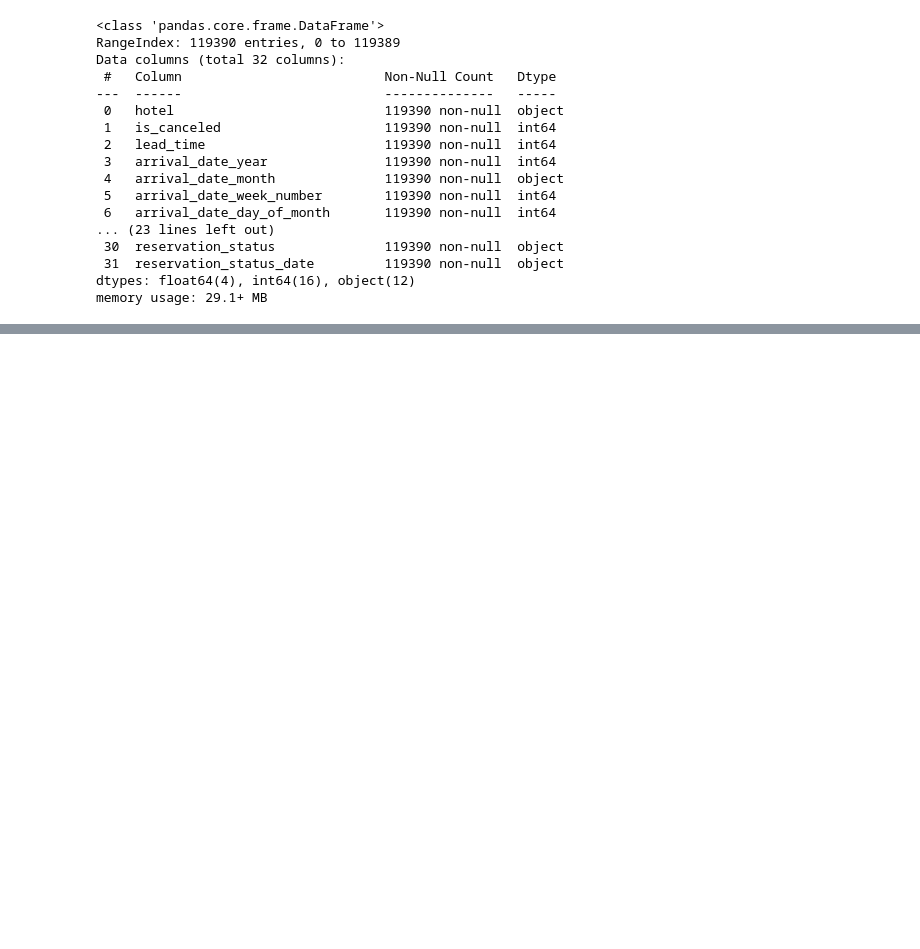
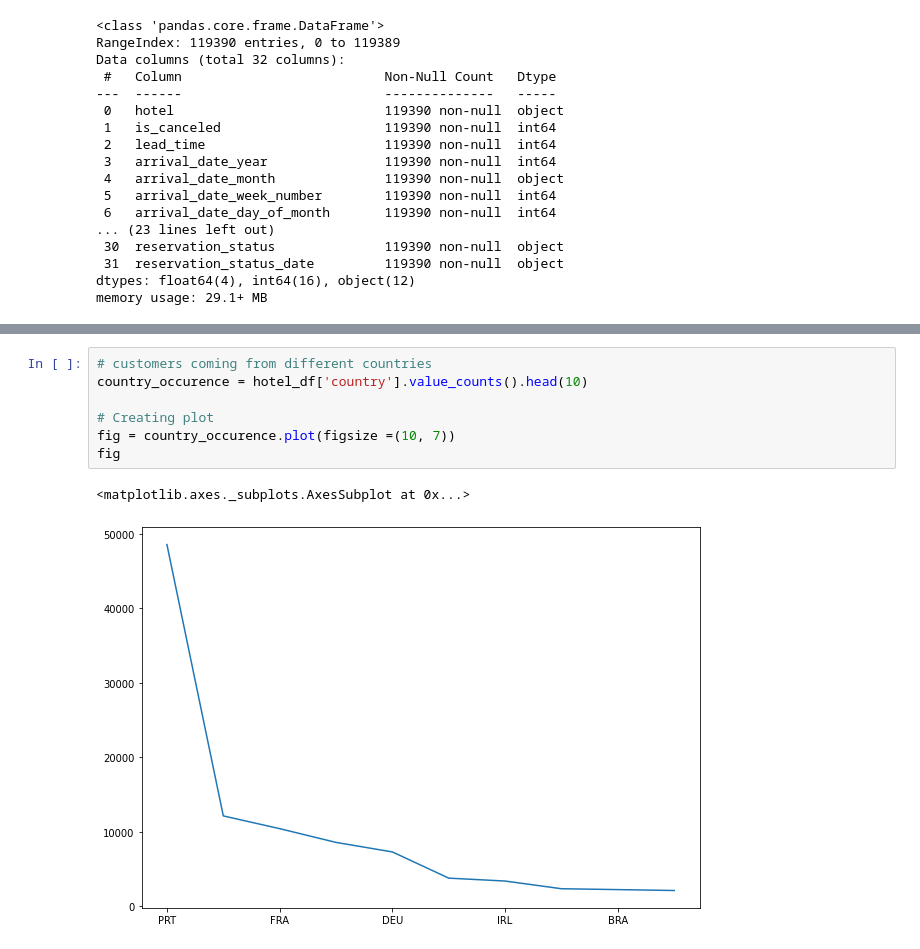
Before and after one commit to ritik1804k/Hotel-Booking-Analysis-, a Jupyter notebook: Hotel_Booking_Analysis_Capstone_Project.ipynb, the cells around one changed output, grey strips where cells are left out. Drawn from its saved outputs; the diff is of its cells as text; blank space fills up the shorter version.

```diff
--- a/Hotel_Booking_Analysis_Capstone_Project.ipynb
+++ b/Hotel_Booking_Analysis_Capstone_Project.ipynb
@@ -169,0 +240,10 @@ memory usage: 29.1+ MB
+# %%
+# customers coming from different countries
+country_occurence = hotel_df['country'].value_counts().head(10)
+
+# Creating plot
+fig = country_occurence.plot(figsize =(10, 7))
+fig
+# %% [output]
+<matplotlib.axes._subplots.AxesSubplot at 0x...>
+[figure, added]
```
Also changed, not shown: parts of 14 cells of this notebook.
